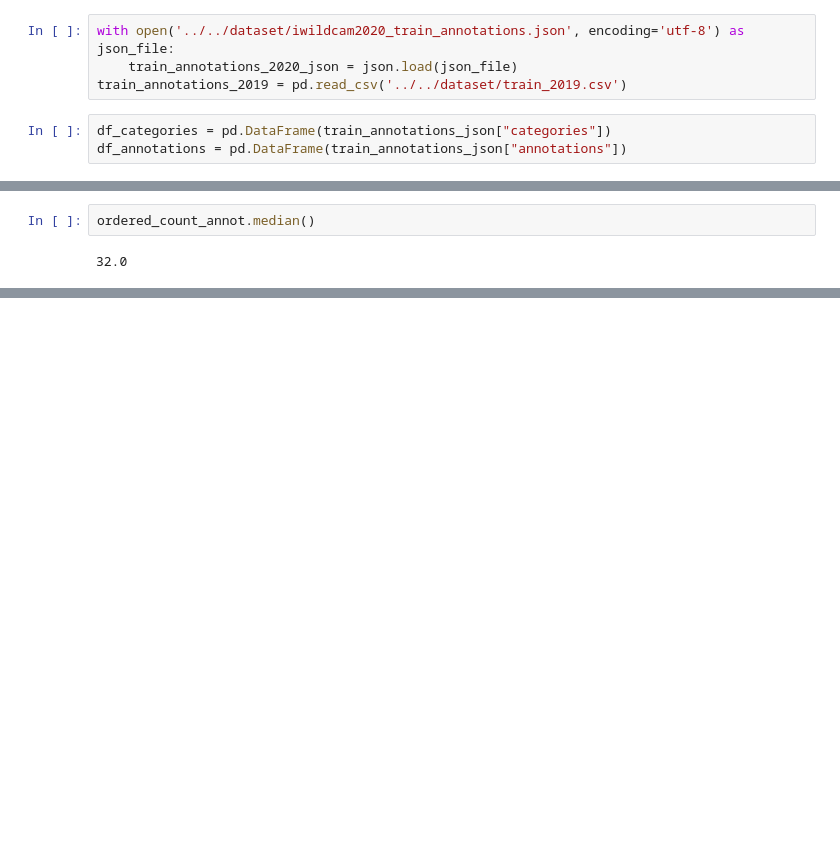
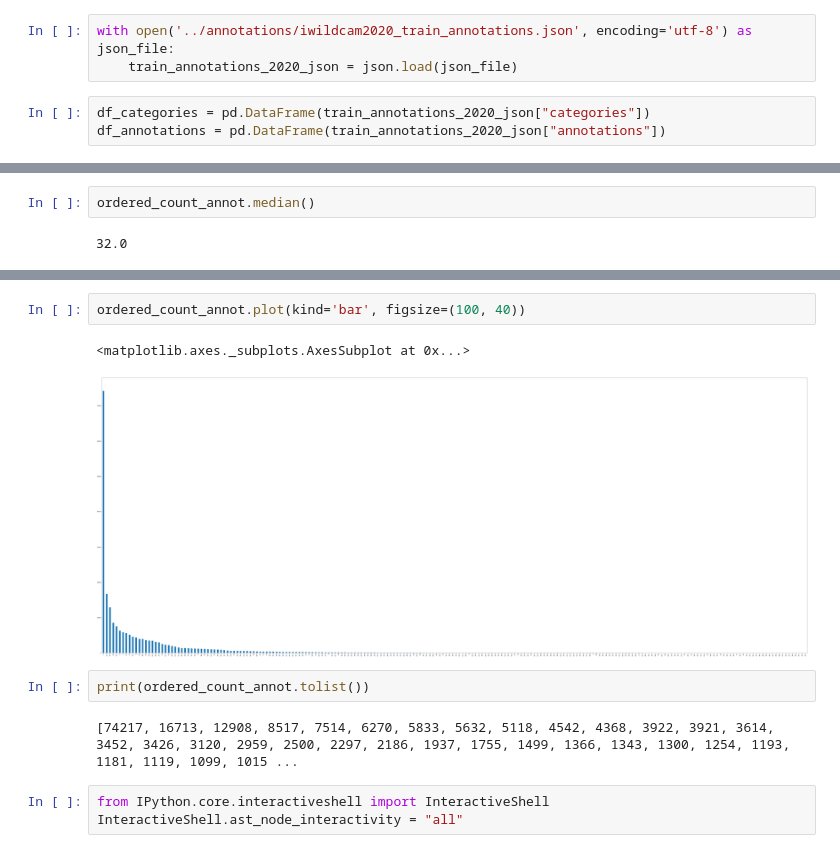
Before and after one commit to HadarakDev/Kaggle_iWildCam2020, a Jupyter notebook: notebooks/exploration.ipynb, the cells around one changed output, grey strips where cells are left out. Drawn from its saved outputs; the diff is of its cells as text; blank space fills up the shorter version.

```diff
--- a/notebooks/exploration.ipynb
+++ b/notebooks/exploration.ipynb
@@ -5,7 +6,6 @@ import matplotlib.pyplot as plt
 # %%
-with open('../../dataset/iwildcam2020_train_annotations.json', encoding='utf-8') as json_file:
+with open('../annotations/iwildcam2020_train_annotations.json', encoding='utf-8') as json_file:
     train_annotations_2020_json = json.load(json_file)
-train_annotations_2019 = pd.read_csv('../../dataset/train_2019.csv')
 # %%
-df_categories = pd.DataFrame(train_annotations_json["categories"])
-df_annotations = pd.DataFrame(train_annotations_json["annotations"])
+df_categories = pd.DataFrame(train_annotations_2020_json["categories"])
+df_annotations = pd.DataFrame(train_annotations_2020_json["annotations"])
@@ -150,0 +227,12 @@ Name: category_id, Length: 196299, dtype: int64
+# %%
+ordered_count_annot.plot(kind='bar', figsize=(100, 40))
+# %% [output]
+<matplotlib.axes._subplots.AxesSubplot at 0x...>
+[figure, added]
+# %%
+print(ordered_count_annot.tolist())
+# %% [output]
+[74217, 16713, 12908, 8517, 7514, 6270, 5833, 5632, 5118, 4542, 4368, 3922, 3921, 3614, 3452, 3426, 3120, 2959, 2500, 2297, 2186, 1937, 1755, 1499, 1366, 1343, 1300, 1254, 1193, 1181, 1119, 1099, 1015 ...
+# %%
+from IPython.core.interactiveshell import InteractiveShell
+InteractiveShell.ast_node_interactivity = "all"
```
Also changed, not shown: parts of 17 cells of this notebook, 14 other files.
